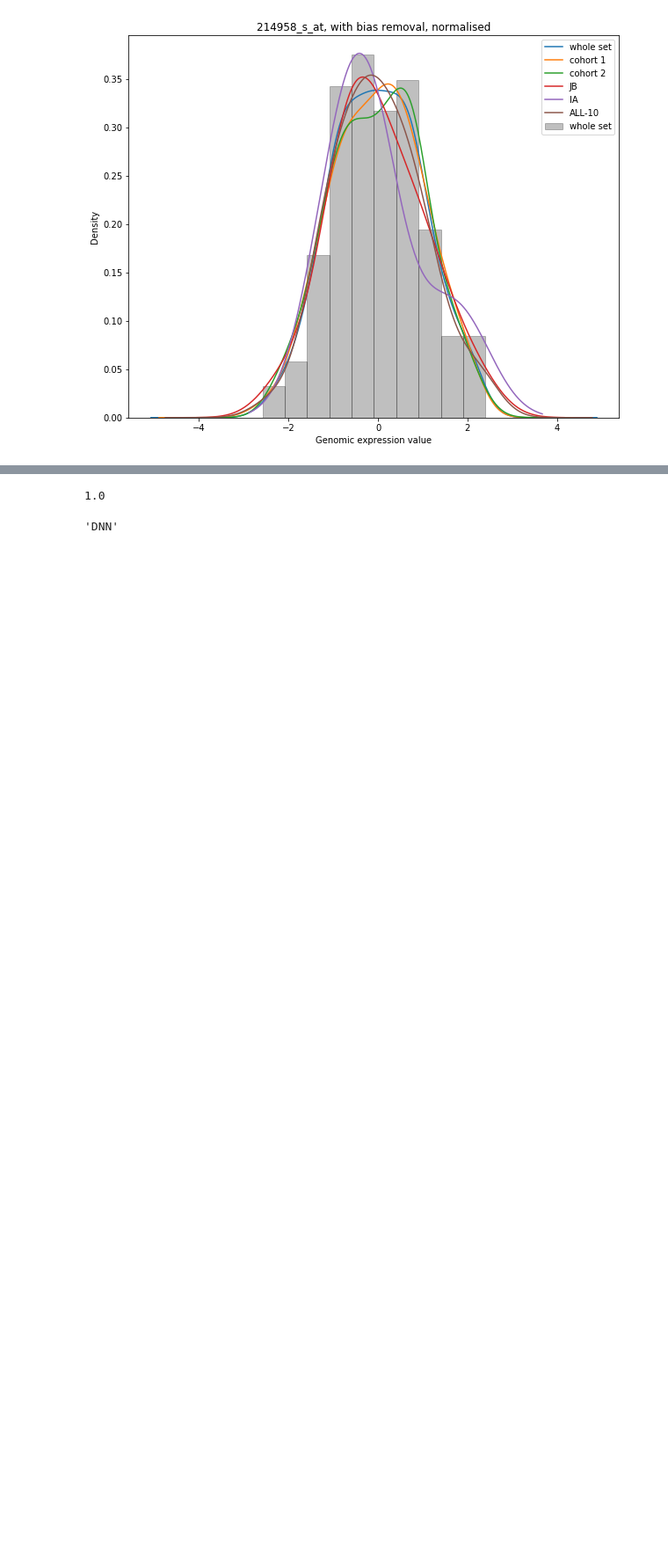
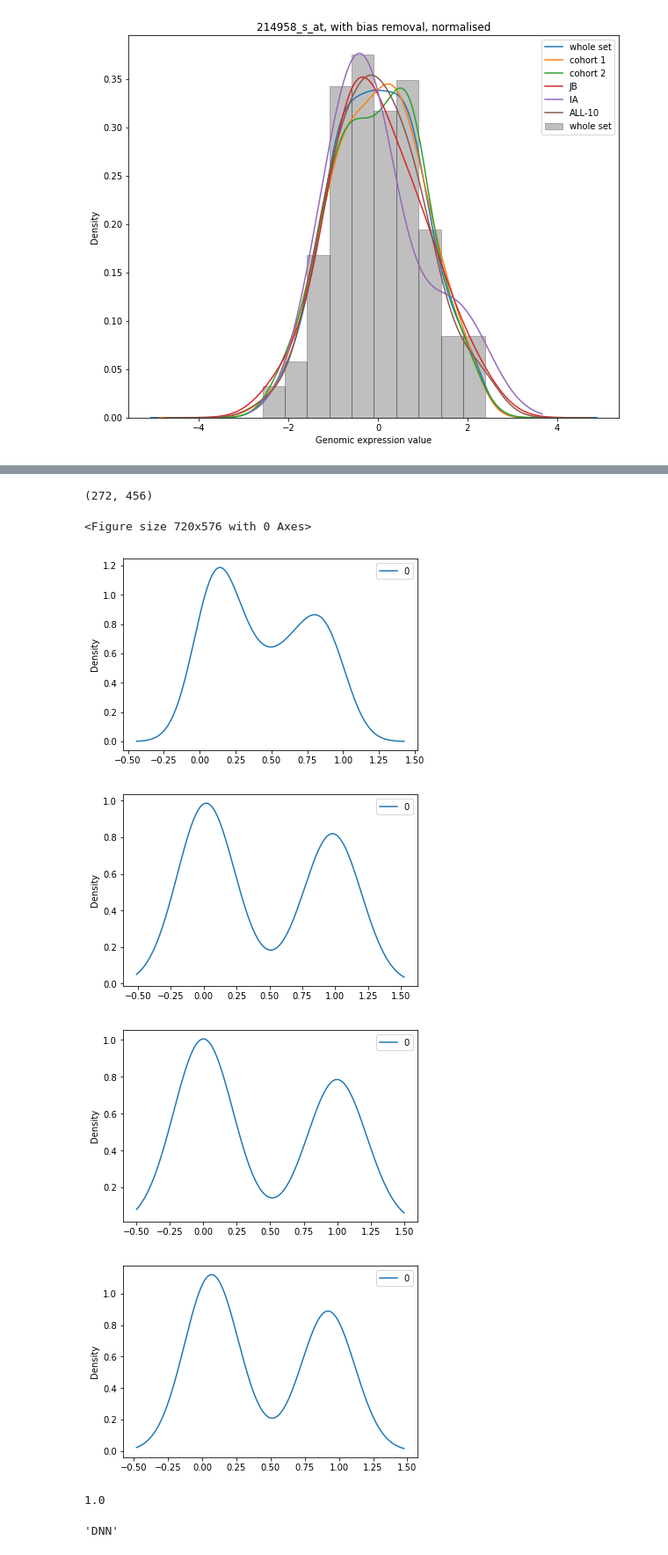
Before and after one commit to bramiozo/RexR, a Jupyter notebook: notebook.ipynb, the cells around one changed output, grey strips where cells are left out. Shown at 88% size. Saved outputs shown, nothing was run; the diff lists cells and outputs as text; code cells hidden in the pictures; blank space fills up the shorter version.

```diff
--- a/notebook.ipynb
+++ b/notebook.ipynb
@@ -36,7 +27,7 @@ Rocket.DATA_patients.loc[Rocket.DATA_patients['Treatment_risk_group_in_ALL10'].i
 # %% [markdown]
 # Classification
 # %%
-METHOD_LIST = ['RF', 'XGB', 'LGBM', 'ExtraTrees','SVM', 'LR', 'LDA', 'NaiveBayes','GPC', 'DNN']#, 'CNN'] #
+METHOD_LIST = ['ensemble'] #, 'ExtraTrees','SVM', 'LR', 'LDA', 'NaiveBayes','GPC', 'DNN', 'CNN'] #
 Runs = []
 nruns = 1
 SCALER = "standard" # None, minmax, standard, normaliser, add robust?
@@ -46,7 +37,7 @@ GROUPING = "mean"
 FEAT_SELECTOR =  "low_variance" # "low_variance" None
 SELECTOR_METHOD = "FDR" # mannwhitney, FDR
 SCORE_FUNC = 'ANOVA' # ANOVA, chi2
-SELECTOR_ALPHA = 0.05 # see this as the maximum p-value to classify
+SELECTOR_ALPHA = 0.1 # see this as the maximum p-value to classify
 DIM_TYPE =  None #"PCA" #"LDA", "PCA", "PLS"
 DIM_NUM = 100
 Results = None
@@ -164,7 +155,7 @@ plt.savefig('out/weak_genome_distribution_withCorrection_standardNormalisation.p
 Rocket.X_GENOME = None
 Rocket.Y_CLASS = None
 Rocket.PREP_HASH = None
-
+Rocket.n_jobs = 4
 RUNS, MODELS, ACC = Rocket.run_classification(method_list = METHOD_LIST,
                           num_run = 1,
                           pipeline = PIPELINE,
@@ -211,0 +187,4 @@ MODEL: DNN accuracy:  1.0 +/-: 0.0
+# %%
+Rocket.X_test.shape
+# %% [output]
+(272, 456)
@@ -236,37 +217,49 @@ def ensemble_prediction(models, x, weighted = False, plot_certainty = False):
             if(plot_certainty == True):
                 try:
                     pd.DataFrame(_pred).plot.kde(label=MODEL['method'])
                 except:
                     continue
 
         preds.append(_pred)
     if weighted == False:
         _preds = sum(preds)/len(preds)
         if(plot_certainty == True):
             try:
-                pd.DataFrame(_pred).plot.kde(label=MODEL['method'])
+                pd.DataFrame(_preds).plot.kde(label="Ensemble")
             except Exception as e:
                 print(e)
+        plt.legend()
         return _preds
     else:
         pd_list = []
         for idx, _pred in enumerate(preds):
             df = pd.DataFrame(data=_pred, columns=['proba'])
             df['id'] = df.index
             df['acc'] = MODELS[idx]['accuracy'][0]['acc']
             pd_list.append(df)
         dfconcat = pd.concat(pd_list)
         dfconcat['weight'] = 2*(dfconcat['proba'] - 0.5).abs()*dfconcat['acc']
         _preds = dfconcat.groupby(by='id').apply(lambda x: (x.weight*x.proba).sum()/x.weight.sum())\
                                                                                     .reset_index()
+        if(plot_certainty == True):
+            try:
+                pd.DataFrame(_preds).plot.kde(label="Ensemble")
+            except Exception as e:
+                print(e)
+        plt.legend()
         return _preds
 
     # weighted either by overall accuracy of by prediction certainty
 
-    if plot_certainty == True:
-        plt.legend()
 
-_preds_uw = pd.DataFrame(ensemble_prediction(MODELS, Rocket.X_GENOME, weighted = False, plot_certainty = False))
+
+_preds_uw = pd.DataFrame(ensemble_prediction(MODELS, Rocket.X_GENOME, weighted = False, plot_certainty = True))
+# %% [output]
+<Figure size 720x576 with 0 Axes>
+[figure, added]
+[figure, added]
+[figure, added]
+[figure, added]
 # %%
 1-abs(np.round(_preds)-Rocket.Y_CLASS).sum()/Rocket.Y_CLASS.shape[0]
 # %% [output]
```
Also changed, not shown: parts of 4 cells of this notebook, 4 other files.
